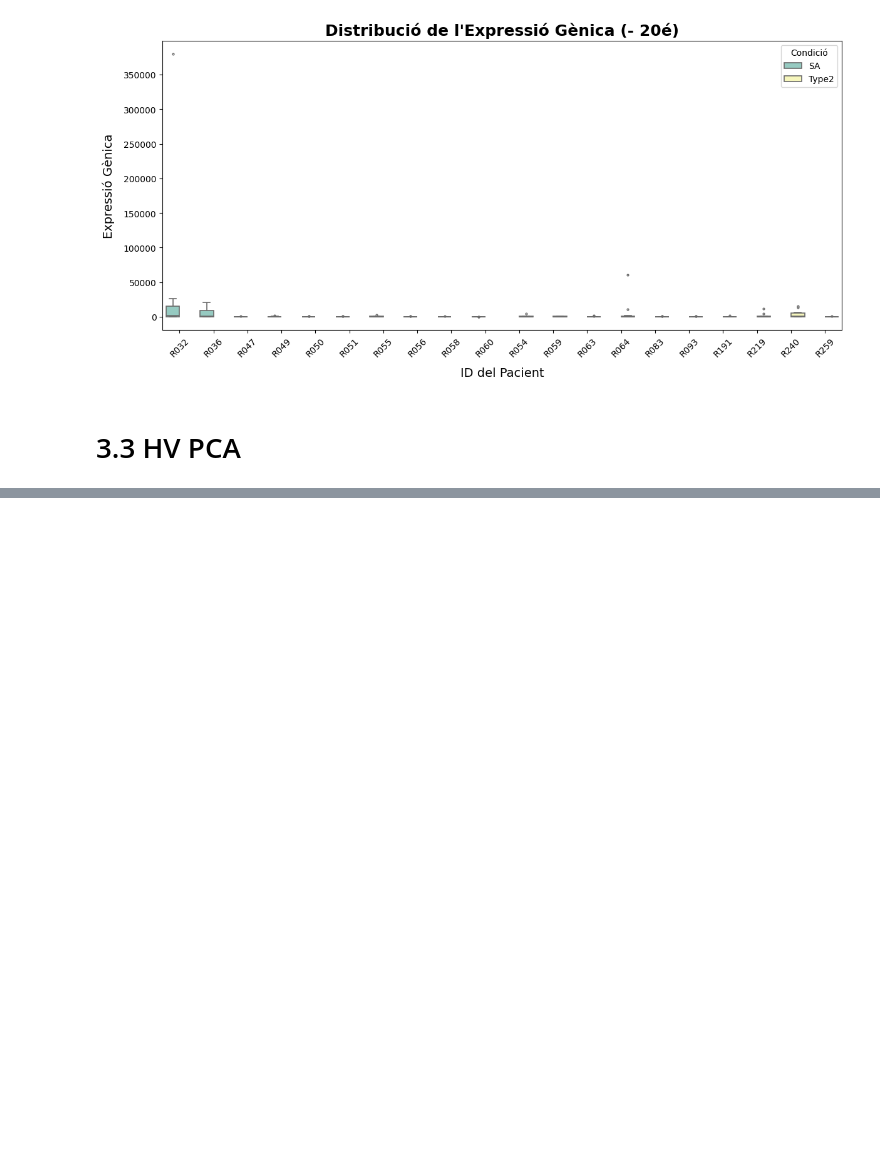
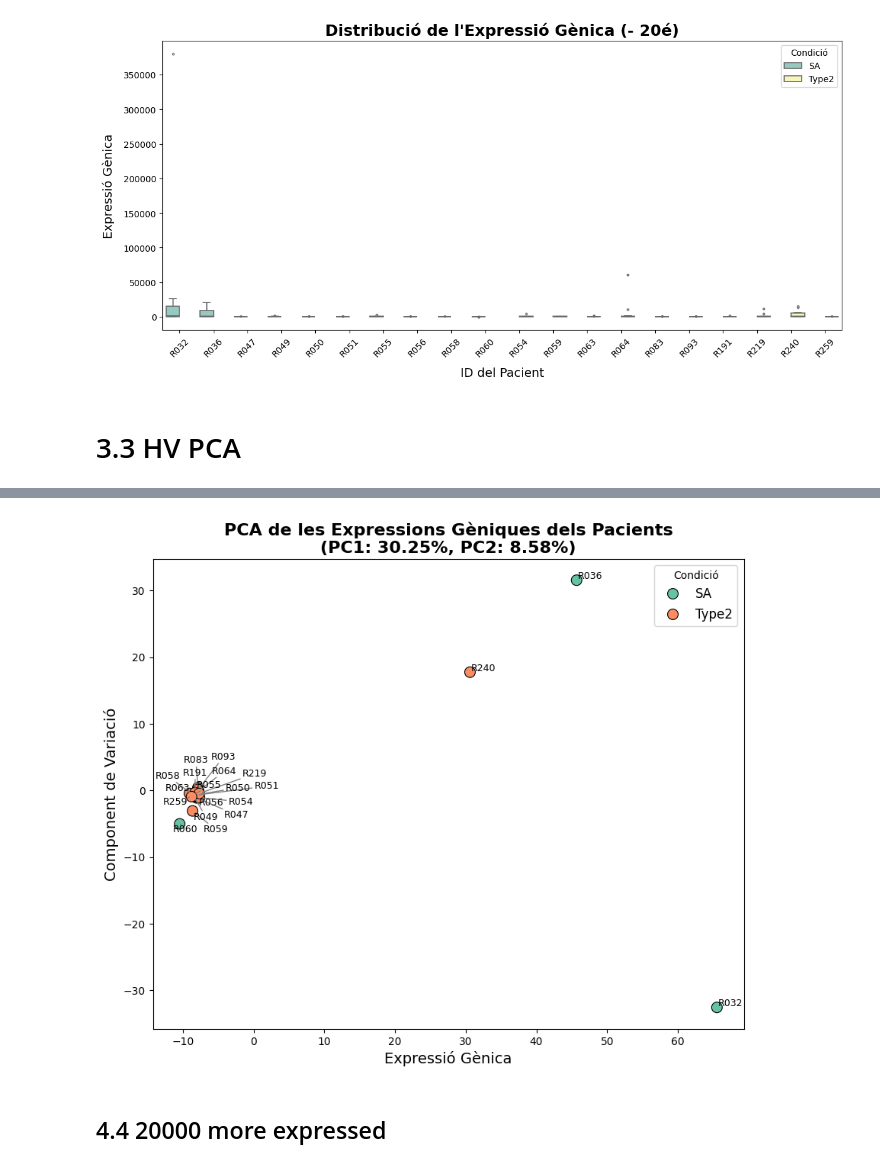
Before and after one commit to CarlaBatlle/practiques, a Jupyter notebook: Distrib_dades_unproc.ipynb, the cells around one changed output, grey strips where cells are left out. Saved outputs shown, nothing was run; the diff lists cells and outputs as text; code cells hidden in the pictures; blank space fills up the shorter version.

```diff
--- a/Distrib_dades_unproc.ipynb
+++ b/Distrib_dades_unproc.ipynb
@@ -539,0 +811,15 @@ plt.show()
+# %%
+# Seleccionar només els gens d'alta variabilitat
+tpm_top_genes = tpm_filtered[top_high_variability_genes_tpm.index]
+
+# Afegir la condició dels pacients
+tpm_top_genes["Condició"] = data.set_index("record_id")["Condició"]
+
+tpm_top_genes
+
+# Filtrar només els pacients d'interès
+pacients_interes = ["R032", "R036", "R047", "R049", "R050", "R051", "R055", "R056", "R058", "R060",
+                    "R054", "R059", "R063", "R064", "R083", "R093", "R191", "R219", "R240", "R259"]
+
+tpm_top_genes = tpm_top_genes.loc[pacients_interes]
+tpm_top_genes
@@ -539,0 +851,48 @@ plt.show()
+# %%
+# 1. Restablir l'índex i eliminar columnes no numèriques
+tpm_pca = tpm_top_genes.reset_index()
+tpm_pca = tpm_pca.drop(columns=["Condició", "record_id"])
+
+# 2. Escalar les dades
+scaler = StandardScaler()
+tpm_pca_scaled = scaler.fit_transform(tpm_pca)
+
+# 3. Aplicar PCA
+pca = PCA(n_components=2)  # Seleccionem 2 components
+principal_components = pca.fit_transform(tpm_pca_scaled)
+
+tpm_top_genes_reset=tpm_top_genes.reset_index()
+
+# 4. Crear un DataFrame amb les components principals
+pca_df = pd.DataFrame(data=principal_components, columns=['PC1', 'PC2'])
+pca_df['Condició'] = tpm_top_genes['Condició'].reset_index(drop=True)
+pca_df["record_id"] = tpm_top_genes_reset["record_id"]
+
+# 5. Visualitzar PCA
+plt.figure(figsize=(10, 8))
+sns.scatterplot(x='PC1', y='PC2', hue='Condició', data=pca_df, palette="Set2", s=100, edgecolor='black')
+
+# Afegir etiquetes als punts
+texts = []
+for i in range(pca_df.shape[0]):
+    text = plt.text(pca_df.PC1[i] + 0.01, pca_df.PC2[i] + 0.01, pca_df['record_id'][i], fontsize=9)
+    texts.append(text)
+
+# Ajustar etiquetes per evitar solapaments
+adjust_text(texts, only_move={'points': 'xy', 'text': 'xy'}, arrowprops=dict(arrowstyle="->", color='grey'))
+
+# Afegir la variància explicada al títol
+explained_var = pca.explained_variance_ratio_ * 100
+plt.title(f'PCA de les Expressions Gèniques dels Pacients\n(PC1: {explained_var[0]:.2f}%, PC2: {explained_var[1]:.2f}%)',
+          fontsize=16, fontweight='bold')
+
+# Invertir eixos segons la teva petició
+plt.ylabel('Component de Variació', fontsize=14)
+plt.xlabel('Expressió Gènica', fontsize=14)
+
+plt.legend(title="Condició", fontsize=12)
+plt.show()
+# %% [output]
+[figure, added]
+# %% [markdown]
+## 4.4 20000 more expressed
```
Also changed, not shown: parts of 21 cells of this notebook, 1 other file.
